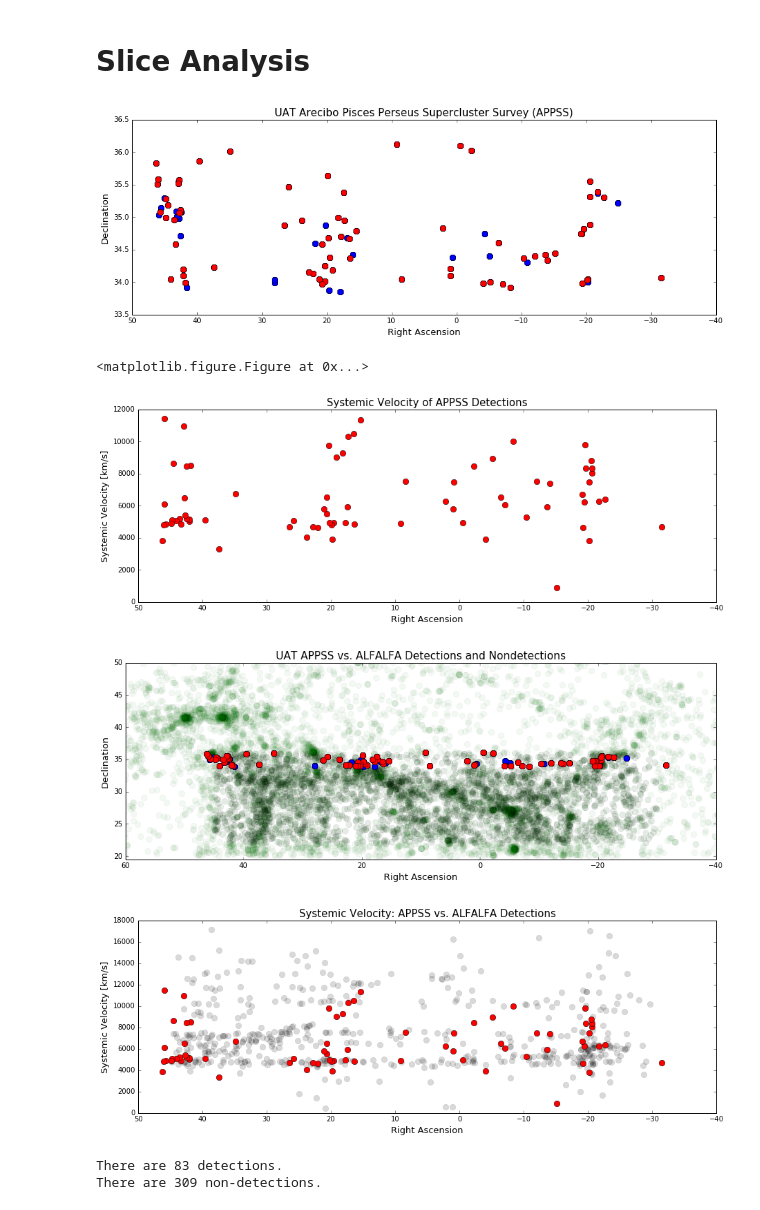
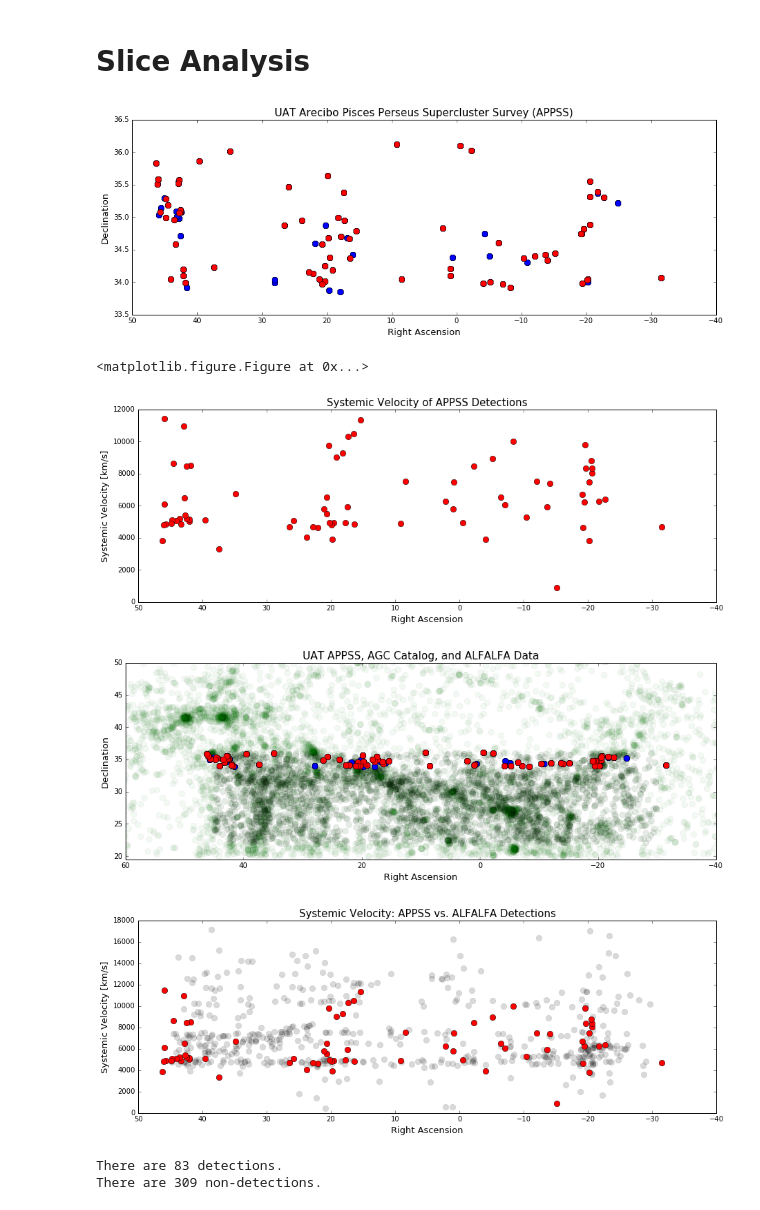
Before and after one commit to jsribaud/APPSS, a Jupyter notebook: UAT_code.ipynb, the cells around one changed output. Saved outputs shown, nothing was run; the diff lists cells and outputs as text; code cells hidden in the pictures.

```diff
--- a/UAT_code.ipynb
+++ b/UAT_code.ipynb
@@ -108,39 +108,39 @@ plt.plot(RA_agc, Dec_agc, 'go',markersize = 8.5, alpha =.05)
 plt.plot(RA_alf, Dec_alf, 'ko',markersize = 8.5, alpha =.05)
 plt.plot(ra_deg,dec_deg,'bo', markersize=8.5) #blue circles consist of nondetections
 plt.plot(good_ra,good_dec,'ro', markersize = 8.5) #red circles define detection
-plt.title("UAT APPSS vs. ALFALFA Detections and Nondetections", fontsize= 15)
+plt.title("UAT APPSS, AGC Catalog, and ALFALFA Data", fontsize= 15)
 plt.xlabel("Right Ascension", fontsize=13)
 plt.ylabel("Declination", fontsize=13)
 pylab.ylim([19.5,50]) #change the range on the y axis
 pylab.xlim([60, -40])
 fig3 = plt.gcf()
 
-#fig3.savefig('APPSS_ALFALFA.pdf')  #uncomment this so that you can have it save
+fig3.savefig('APPSS_AGC.pdf')  #uncomment this so that you can have it save
 
 #read in the velocity data from alfalfa
 v_alf = data_alf['Vhelio']
 
 #make sure the velocity used is only for the range of you slice, so you aren't overloaded w/ data you don't need
 good_v_alf = v_alf[(good_dec_alf >= 33.5 )]
 
 #takes the RA of both the ALFALFA and APPSS, against the relevant velocity data of both
 plt.figure(figsize=(15,5))
 plt.gca().invert_xaxis()
 plt.plot(good_ra_alf,good_v_alf,'ko', alpha=.15, markersize= 8.5 ) #alpha allows you to make the ALFALFA points transparent
 plt.plot(good_ra,good_v_sys,'ro', markersize= 8.5)
 plt.title("Systemic Velocity: APPSS vs. ALFALFA Detections", fontsize= 15)
 plt.xlabel("Right Ascension", fontsize=13)
 plt.ylabel("Systemic Velocity [km/s]", fontsize=13)
 
 
 fig4 = plt.gcf()
 
 #fig4.savefig('APPSS_ALFALFA_vsys.pdf') #uncomment this so that you can have it save
 # %% [output]
 [figure]
 <matplotlib.figure.Figure at 0x...>
 [figure]
-[figure, old version]
+[figure, new version]
 [figure]
 # %%
 #this is just something you might want, it will tell how many detections/nondetections you have
```
Also changed, not shown: parts of 1 cell of this notebook, 4 other files.
